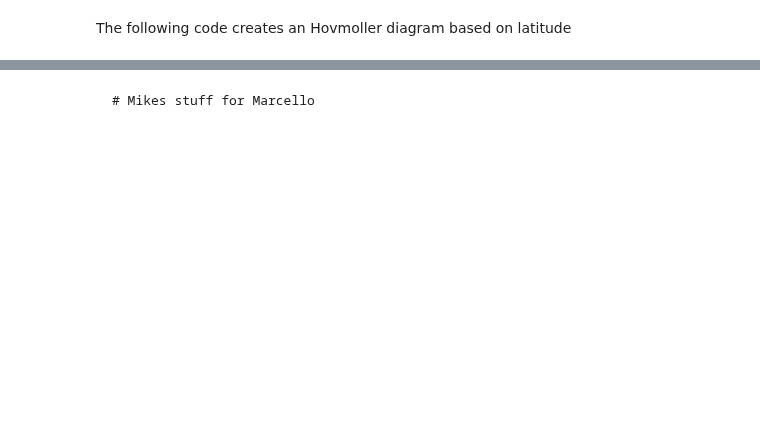
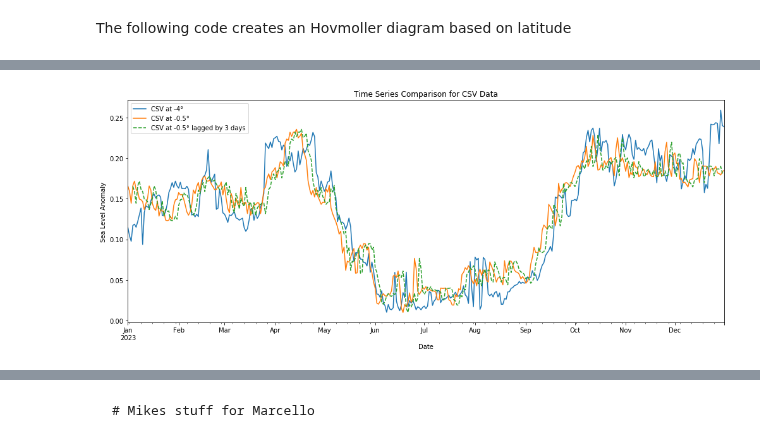
Before and after one commit to ne62rut/machine_learning_altimetry_validation, a Jupyter notebook: CMEMS_ML_SWOT_comparison.ipynb, the cells around one changed output, grey strips where cells are left out. Cells and saved outputs as stored; diff of their text form; code cells hidden in the pictures; blank space fills up the shorter version.

```diff
--- a/CMEMS_ML_SWOT_comparison.ipynb
+++ b/CMEMS_ML_SWOT_comparison.ipynb
@@ -242,0 +340,91 @@ plt.show()
+# %%
+import matplotlib.pyplot as plt
+import numpy as np
+import pandas as pd
+
+# Assuming latitude_data is already defined and is a pandas DataFrame
+
+def find_closest_latitude(latitudes, target):
+    return latitudes[np.abs(latitudes - target).argmin()]
+
+def calculate_correlations(base_series, delayed_series, max_lag):
+    correlations = []
+    for lag in range(max_lag + 1):
+        if lag == 0:
+            correlations.append(base_series.corr(delayed_series))
+        else:
+            correlations.append(base_series.corr(delayed_series.shift(lag)))
+    return correlations
+
+def find_max_correlation_lag(base_series, latitudes, target_lat, max_lag, dataset):
+    max_lag_at_lat = {}
+    for lat in latitudes:
+        closest_lat = find_closest_latitude(target_lat, lat)
+        delayed_series = latitude_data.xs((dataset, closest_lat), axis=1, level=(1, 0)).squeeze()
+        correlations = calculate_correlations(base_series, delayed_series, max_lag)
+        max_corr_lag = np.argmax(correlations)
+        max_lag_at_lat[lat] = max_corr_lag
+    return max_lag_at_lat
+
+def plot_time_series_comparison(latitude_data, target_lat, compare_lat, lag_days, dataset):
+    closest_to_target_lat = find_closest_latitude(latitude_data.columns.get_level_values(0).unique(), target_lat)
+    closest_to_compare_lat = find_closest_latitude(latitude_data.columns.get_level_values(0).unique(), compare_lat)
+
+    base_series = latitude_data.xs((dataset, closest_to_target_lat), axis=1, level=(1, 0)).squeeze()
+    compare_series = latitude_data.xs((dataset, closest_to_compare_lat), axis=1, level=(1, 0)).squeeze()
+    lagged_series = compare_series.shift(lag_days)
+
+    fig, ax = plt.subplots(figsize=(14, 6))
+    base_series.plot(ax=ax, label=f'{dataset.upper()} at {target_lat}°')
+    compare_series.plot(ax=ax, label=f'{dataset.upper()} at {compare_lat}°')
+    lagged_series.plot(ax=ax, label=f'{dataset.upper()} at {compare_lat}° lagged by {lag_days} days', linestyle='--')
+    ax.set_title(f'Time Series Comparison for {dataset.upper()} Data')
+    ax.set_xlabel('Date')
+    ax.set_ylabel('Sea Level Anomaly')
+    ax.legend()
+    plt.tight_layout()
+    plt.show()
+
+# Set your desired range of latitudes and maximum lag
+latitude_range = np.arange(-0.3, -4.1, -0.3)  # Latitudes from -0.3 to -4 spaced by 0.3 degrees
+target_lat = -4  # Reference latitude
+compare_lat = -0.5  # Latitude to compare
+lag_days = 3  # Lag days
+
+# Plot the time series comparison for CSV data
+plot_time_series_comparison(latitude_data, target_lat, compare_lat, lag_days, 'csv')
+
+# Plot the time series comparison for CMEMS data
+plot_time_series_comparison(latitude_data, target_lat, compare_lat, lag_days, 'cmems')
+
+# Extract the base time series for the reference latitude (-4 degrees) for both datasets
+closest_to_target_lat_csv = find_closest_latitude(latitude_data.columns.get_level_values(0).unique(), target_lat)
+closest_to_target_lat_cmems = find_closest_latitude(latitude_data.columns.get_level_values(0).unique(), target_lat)
+
+base_series_csv = latitude_data.xs(('csv', closest_to_target_lat_csv), axis=1, level=(1, 0)).squeeze()
+base_series_cmems = latitude_data.xs(('cmems', closest_to_target_lat_cmems), axis=1, level=(1, 0)).squeeze()
+
+# Find the lag with the maximum correlation for each latitude in the range for both datasets
+max_correlation_lags_csv = find_max_correlation_lag(base_series_csv, latitude_range, latitude_data.columns.get_level_values(0).unique(), max_lag_days, 'csv')
+max_correlation_lags_cmems = find_max_correlation_lag(base_series_cmems, latitude_range, latitude_data.columns.get_level_values(0).unique(), max_lag_days, 'cmems')
+
+# Plotting the lag with maximum correlation against the latitude for both datasets
+latitudes_csv = list(max_correlation_lags_csv.keys())
+lags_csv = list(max_correlation_lags_csv.values())
+
+latitudes_cmems = list(max_correlation_lags_cmems.keys())
+lags_cmems = list(max_correlation_lags_cmems.values())
+
+fig, ax = plt.subplots(figsize=(10, 6))
+ax.plot(latitudes_csv, lags_csv, marker='o', linestyle='-', label='CSV Data')
+ax.plot(latitudes_cmems, lags_cmems, marker='o', linestyle='-', label='CMEMS Data')
+ax.set_xlabel('Latitude')
+ax.set_ylabel('Lag (days)')
+ax.set_title('Lag with Maximum Correlation vs Latitude')
+ax.legend()
+ax.grid(True)
+
+plt.tight_layout()
+plt.show()
+# %% [output]
+[figure, added]
```
Also changed, not shown: parts of 10 cells of this notebook, 1 other file.
